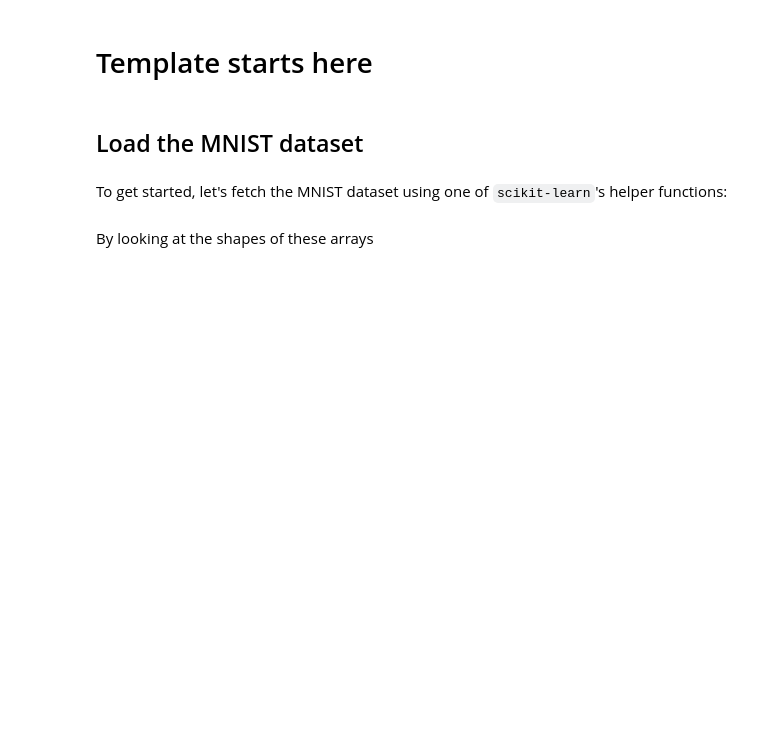
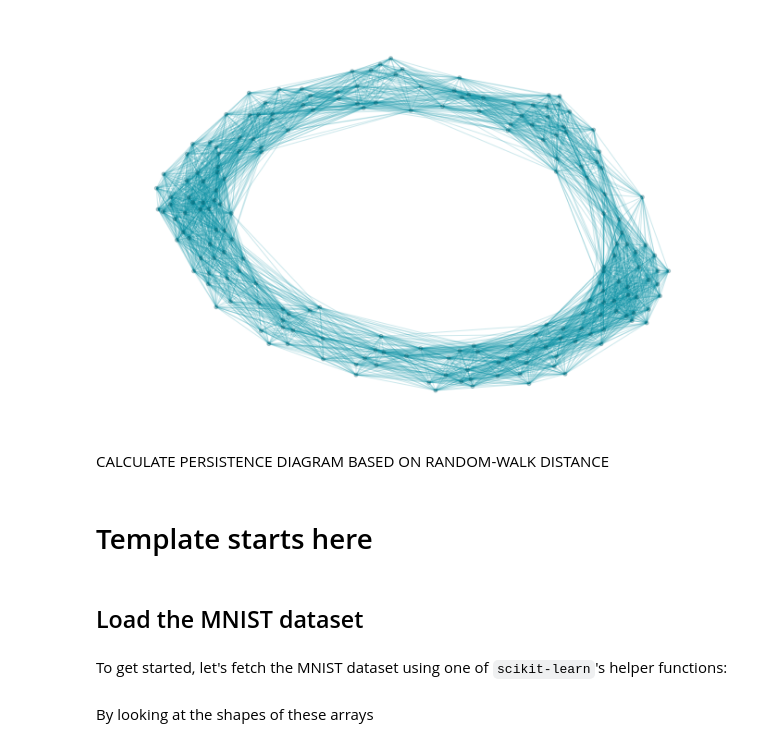
Before and after one commit to kiri93/giotto-tda, a Jupyter notebook: examples/ringity.ipynb, the cells around one changed output. Cells and saved outputs as stored; diff of their text form; code cells hidden in the pictures; blank space fills up the shorter version.

```diff
--- a/examples/ringity.ipynb
+++ b/examples/ringity.ipynb
@@ -22,0 +31,9 @@ If you are looking at a static version of this notebook and would like to run it
+# %%
+BLACK = (163/255, 163/255, 163/255)
+
+CEMM_COL1 = (  0/255,  85/255, 100/255)
+CEMM_COL2 = (  0/255, 140/255, 160/255)
+CEMM_COL3 = ( 64/255, 185/255, 212/255)
+CEMM_COL4 = (212/255, 236/255, 242/255)
+
+seed = 11092018
@@ -23,3 +136,20 @@ If you are looking at a static version of this notebook and would like to run it
+# %%
+# network preprocessing
+d = 0.5
+
+D = squareform(pdist(np.array(pts).T))
+A = np.where(np.abs(D)>d,0,1)
+np.fill_diagonal(A,0)
+G = nx.from_numpy_array(A)
+
+pos = nx.spring_layout(G)
+# %%
+# network visuals
+plot_nx(G, pos=pos)
+# %% [output]
+[figure, added]
+# %% [markdown]
+CALCULATE PERSISTENCE DIAGRAM BASED ON RANDOM-WALK DISTANCE
 # %% [markdown]
 # Template starts here
 # %% [markdown]
```
Also changed, not shown: parts of 9 cells of this notebook.
